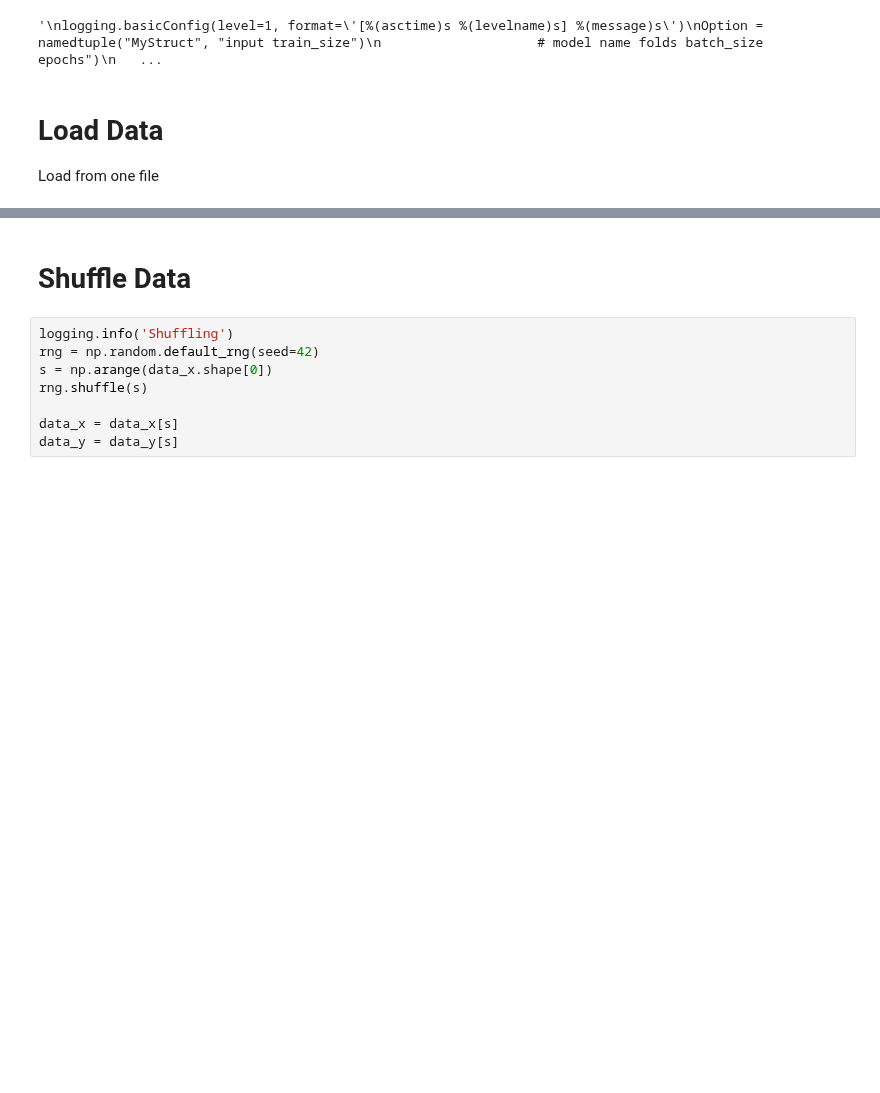
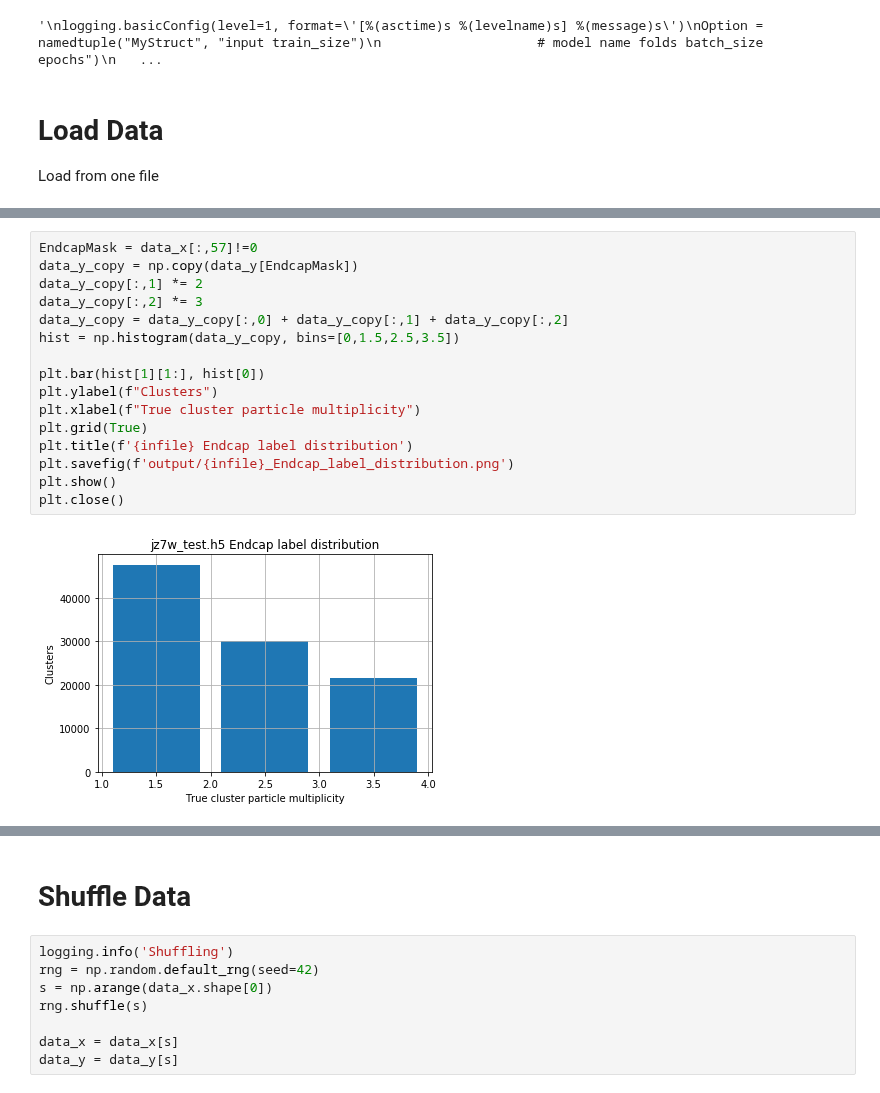
Before and after one commit to Chkoda/pixel-NN, a Jupyter notebook: Split Dataset.ipynb, the cells around one changed output, grey strips where cells are left out. Drawn from its saved outputs; the diff is of its cells as text; blank space fills up the shorter version.

```diff
--- a/Split Dataset.ipynb
+++ b/Split Dataset.ipynb
@@ -38,0 +105,18 @@ with h5.File('data/'+infile, 'r') as data:
+# %%
+EndcapMask = data_x[:,57]!=0
+data_y_copy = np.copy(data_y[EndcapMask])
+data_y_copy[:,1] *= 2
+data_y_copy[:,2] *= 3
+data_y_copy = data_y_copy[:,0] + data_y_copy[:,1] + data_y_copy[:,2]
+hist = np.histogram(data_y_copy, bins=[0,1.5,2.5,3.5])
+
+plt.bar(hist[1][1:], hist[0])
+plt.ylabel(f"Clusters")
+plt.xlabel(f"True cluster particle multiplicity")
+plt.grid(True)
+plt.title(f'{infile} Endcap label distribution')
+plt.savefig(f'output/{infile}_Endcap_label_distribution.png')
+plt.show()
+plt.close()
+# %% [output]
+[figure, added]
```
Also changed, not shown: parts of 24 cells of this notebook, 39 other files.
